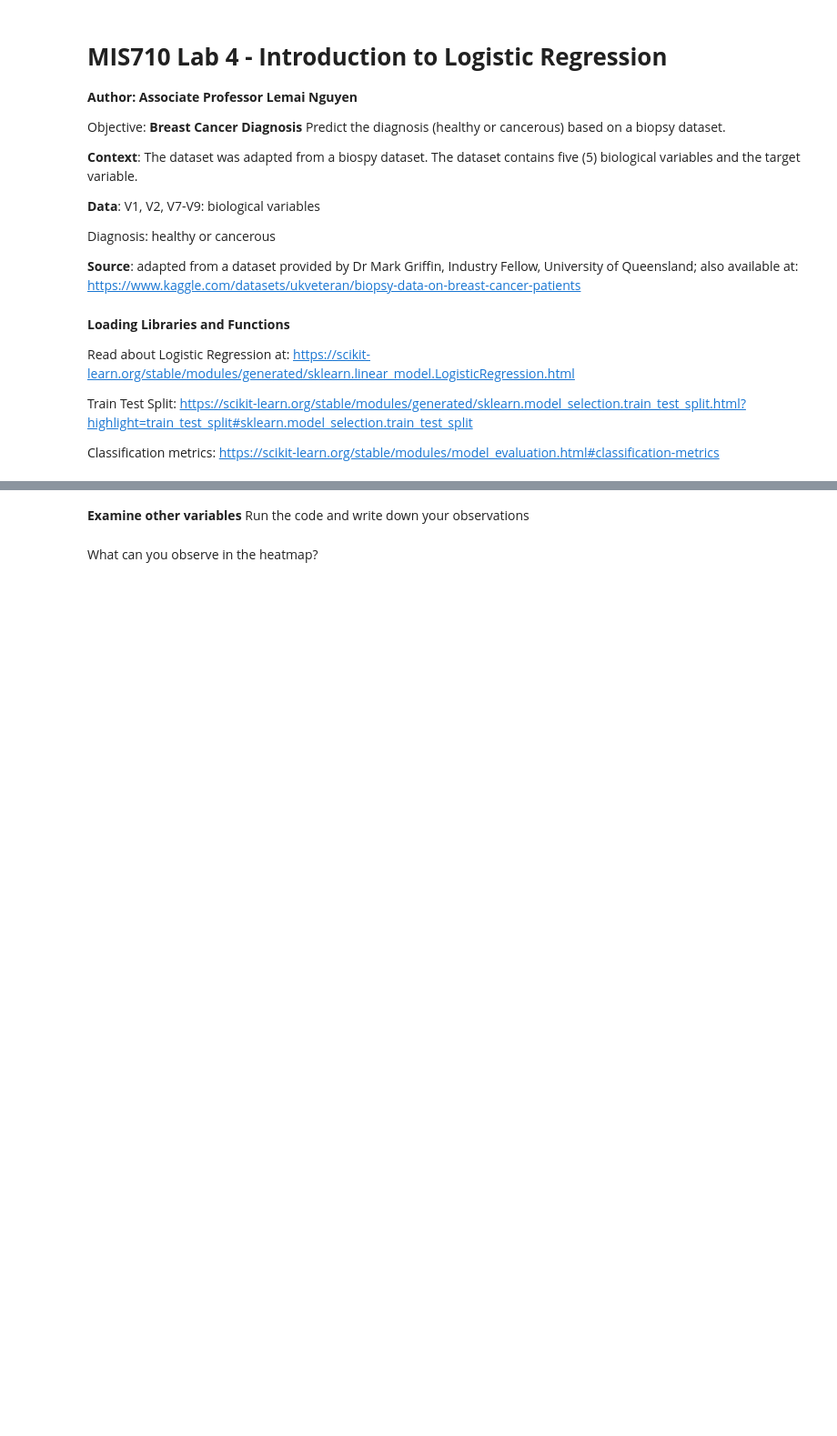
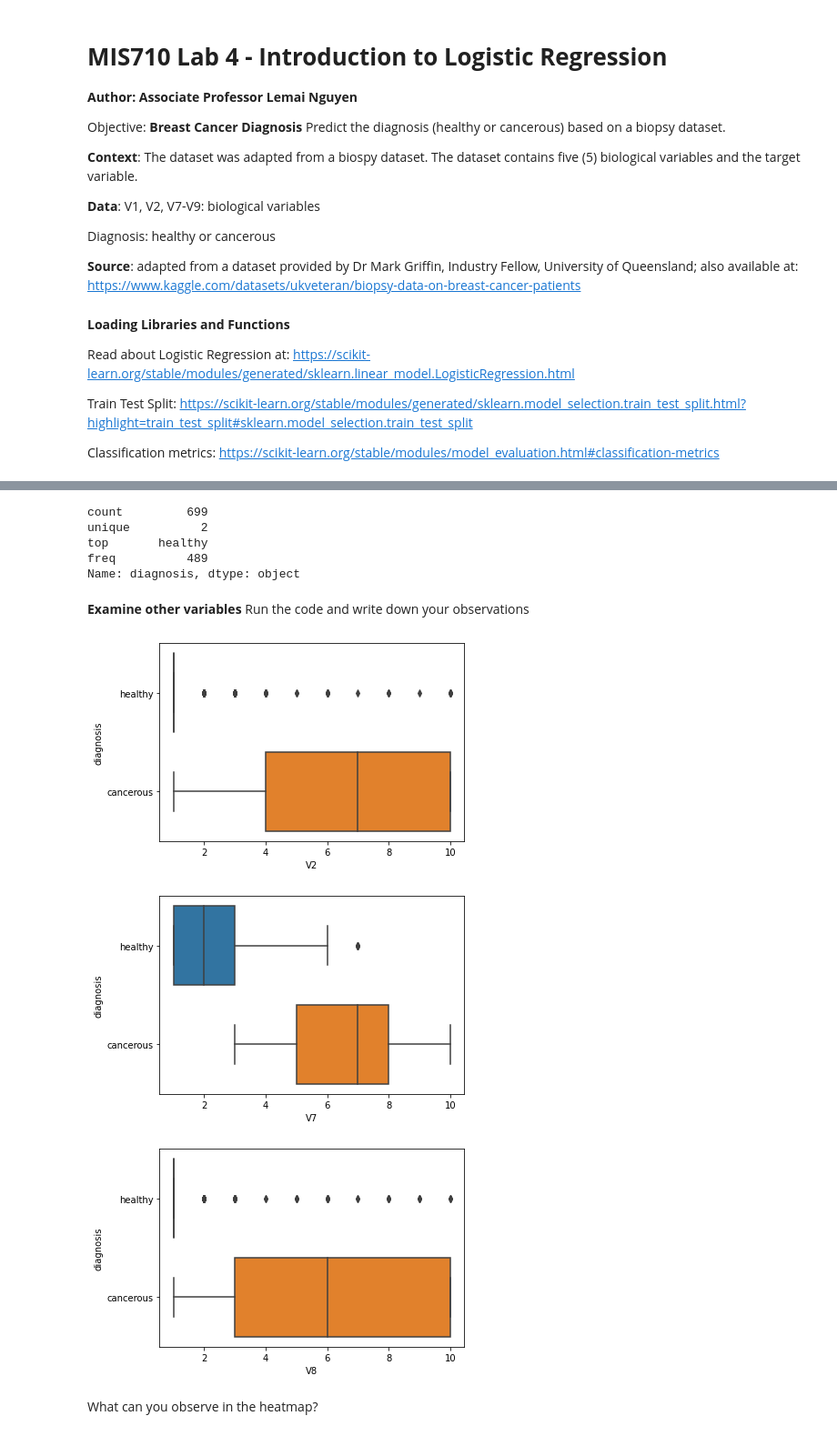
Before and after one commit to thuc-github/MIS710-T12023, a Jupyter notebook: Week 4/MIS710_Lab_4_Logistic_Reg.ipynb, the cells around one changed output, grey strips where cells are left out. Shown: that part at 91% size. Cells and saved outputs as stored; diff of their text form; code cells hidden in the pictures; blank space fills up the shorter version.

```diff
--- a/Week 4/MIS710_Lab_4_Logistic_Reg.ipynb
+++ b/Week 4/MIS710_Lab_4_Logistic_Reg.ipynb
@@ -83,7 +175,2 @@ records.info()
 ALTERNATIVE way to remove ID:
-# %%
-#Do NOT do if you have done the previous code!
-#ALTERNATIVE way to remove ID:
-records = records.iloc[:,1:]
-records.head()
 # %% [markdown]
@@ -105,13 +202,23 @@ sns.countplot(data=records, x='diagnosis')
 # %%
 #Interpreate the outcome of the following code
 records['diagnosis'].describe()
+# %% [output]
+count         699
+unique          2
+top       healthy
+freq          489
+Name: diagnosis, dtype: object
 # %% [markdown]
 **Examine other variables**
 Run the code and write down your observations
 # %%
-for i in records.columns[1:5]:
+for i in records.columns[1:4]:
     sns.boxplot(data=records, x=i, y='diagnosis')
     plt.show()
+# %% [output]
+[figure, added]
+[figure, added]
+[figure, added]
 # %%
 #write your own heatmap using cmap='Blue' and annot=True. Hint: using data=records.corr()
 # %% [markdown]
```
Also changed, not shown: parts of 43 cells of this notebook.
